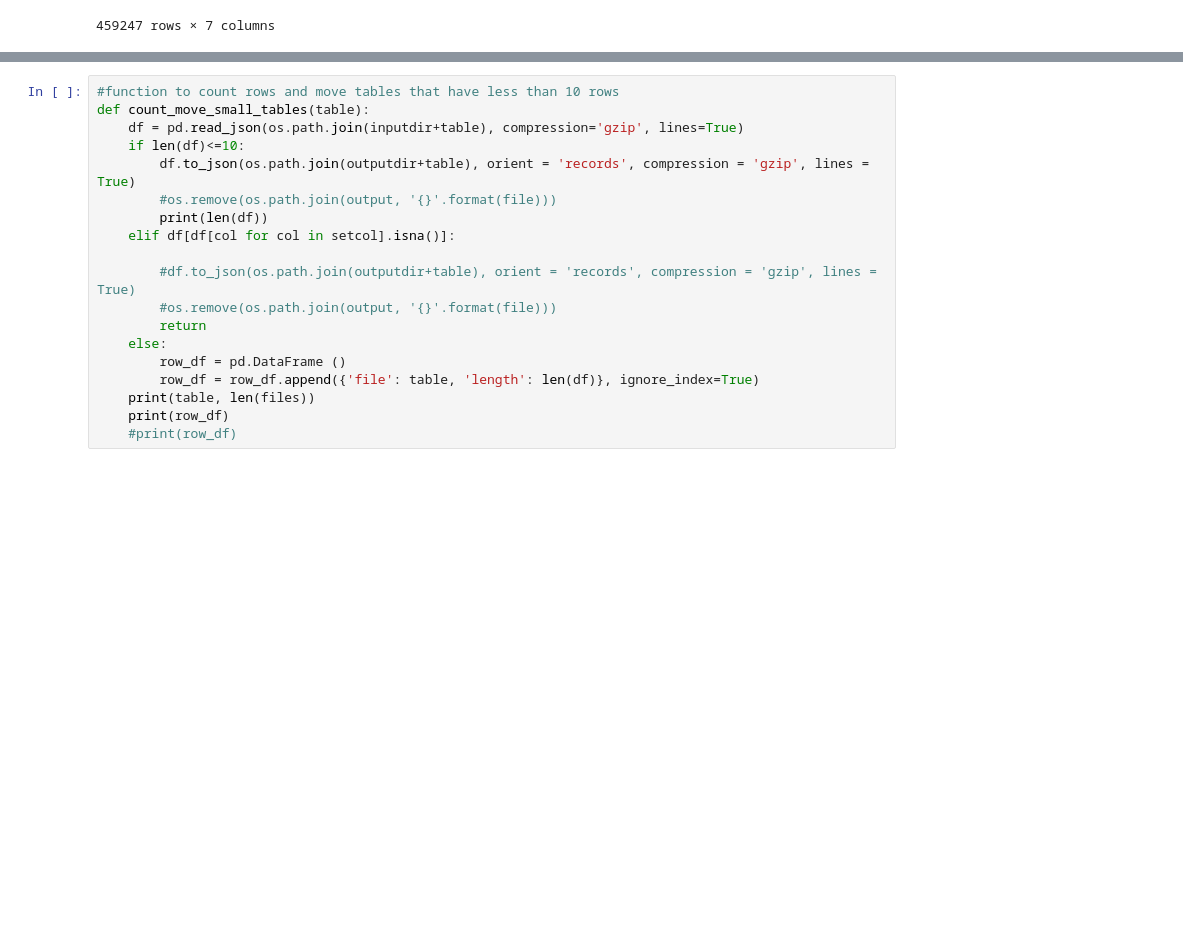
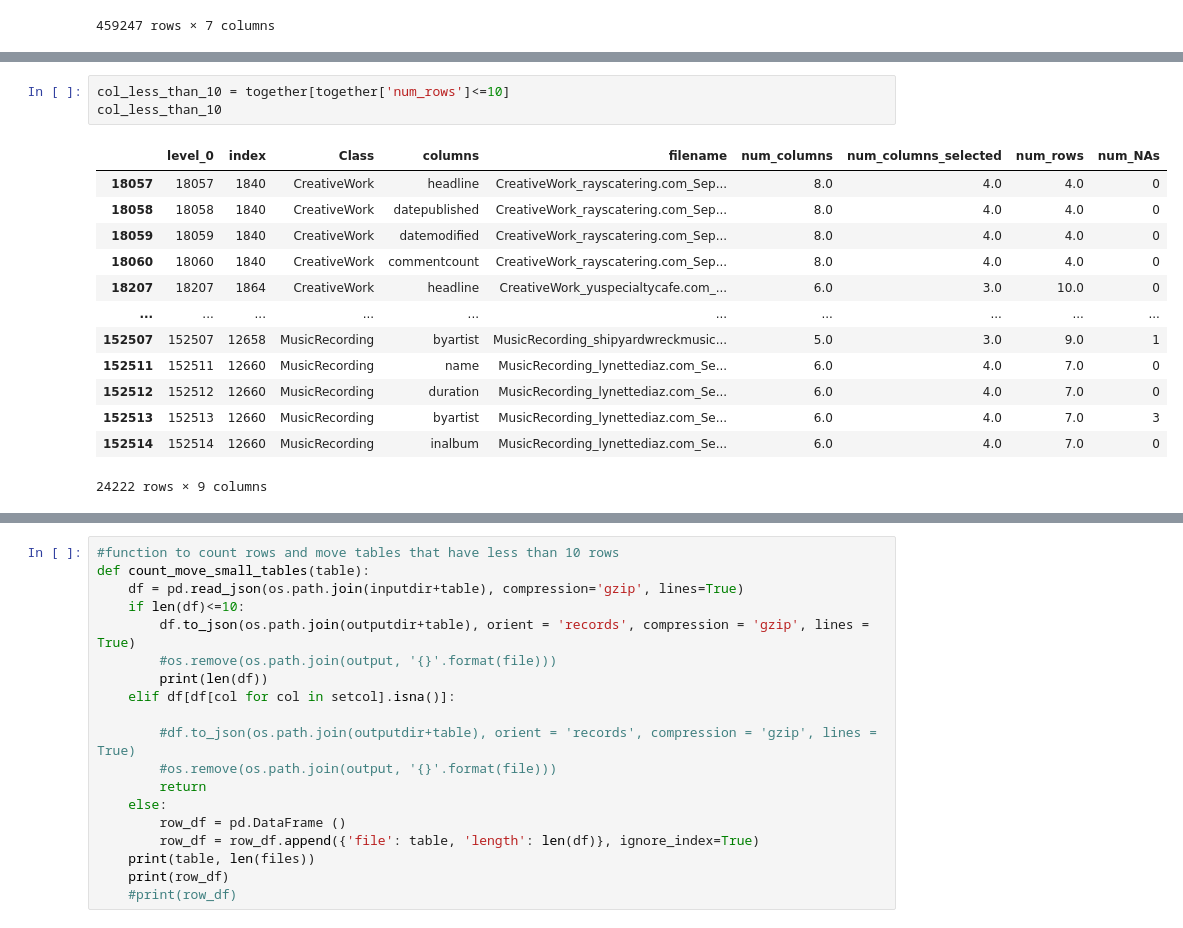
Before and after one commit to NiklasSabel/data_integration_using_deep_learning, a Jupyter notebook: notebooks/Schema/filter_tables_jh.ipynb, the cells around one changed output, grey strips where cells are left out. Cells and saved outputs as stored; diff of their text form; blank space fills up the shorter version.

```diff
--- a/notebooks/Schema/filter_tables_jh.ipynb
+++ b/notebooks/Schema/filter_tables_jh.ipynb
@@ -275,0 +320,17 @@ overview_detailed.
+# %%
+col_less_than_10 = together[together['num_rows']<=10]
+col_less_than_10
+# %% [output]
+|  | level_0 | index | Class | columns | filename | num_columns | num_columns_selected | num_rows | num_NAs |
+| 18057 | 18057 | 1840 | CreativeWork | headline | CreativeWork_rayscatering.com_Sep... | 8.0 | 4.0 | 4.0 | 0 |
+| 18058 | 18058 | 1840 | CreativeWork | datepublished | CreativeWork_rayscatering.com_Sep... | 8.0 | 4.0 | 4.0 | 0 |
+| 18059 | 18059 | 1840 | CreativeWork | datemodified | CreativeWork_rayscatering.com_Sep... | 8.0 | 4.0 | 4.0 | 0 |
+| 18060 | 18060 | 1840 | CreativeWork | commentcount | CreativeWork_rayscatering.com_Sep... | 8.0 | 4.0 | 4.0 | 0 |
+| 18207 | 18207 | 1864 | CreativeWork | headline | CreativeWork_yuspecialtycafe.com_... | 6.0 | 3.0 | 10.0 | 0 |
+| ... | ... | ... | ... | ... | ... | ... | ... | ... | ... |
+| 152507 | 152507 | 12658 | MusicRecording | byartist | MusicRecording_shipyardwreckmusic... | 5.0 | 3.0 | 9.0 | 1 |
+| 152511 | 152511 | 12660 | MusicRecording | name | MusicRecording_lynettediaz.com_Se... | 6.0 | 4.0 | 7.0 | 0 |
+| 152512 | 152512 | 12660 | MusicRecording | duration | MusicRecording_lynettediaz.com_Se... | 6.0 | 4.0 | 7.0 | 0 |
+| 152513 | 152513 | 12660 | MusicRecording | byartist | MusicRecording_lynettediaz.com_Se... | 6.0 | 4.0 | 7.0 | 3 |
+| 152514 | 152514 | 12660 | MusicRecording | inalbum | MusicRecording_lynettediaz.com_Se... | 6.0 | 4.0 | 7.0 | 0 |
+24222 rows × 9 columns
```
Also changed, not shown: parts of 25 cells of this notebook, 9 other files.
